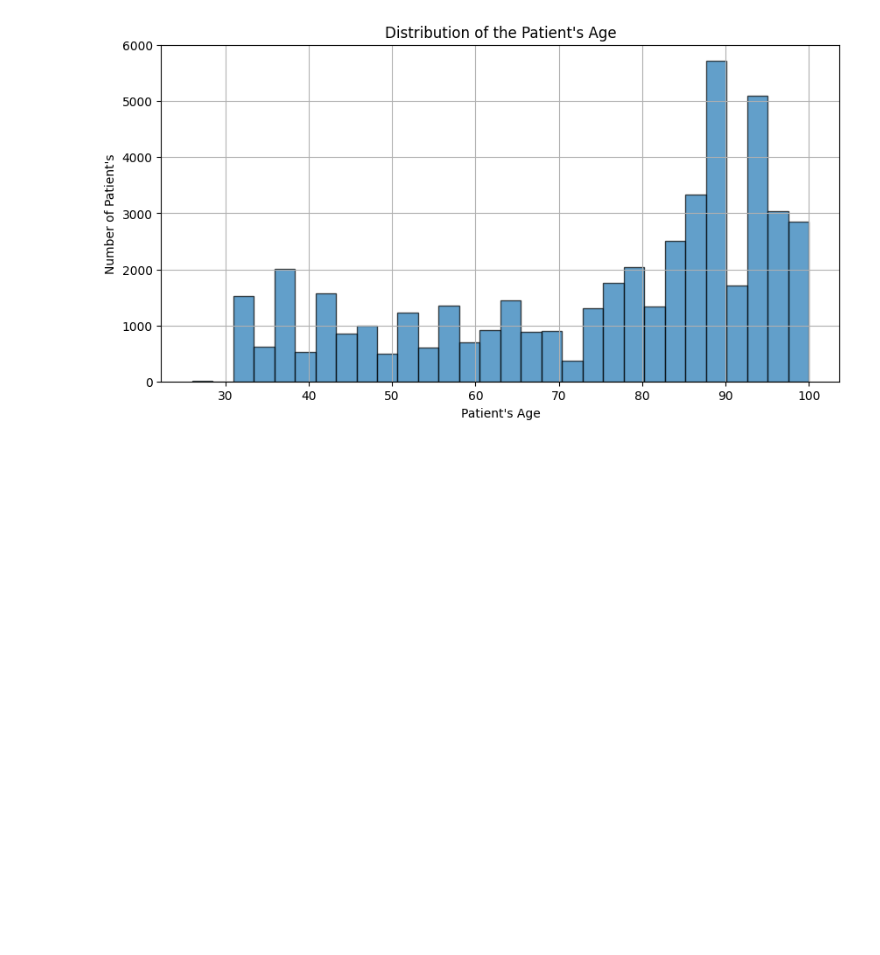
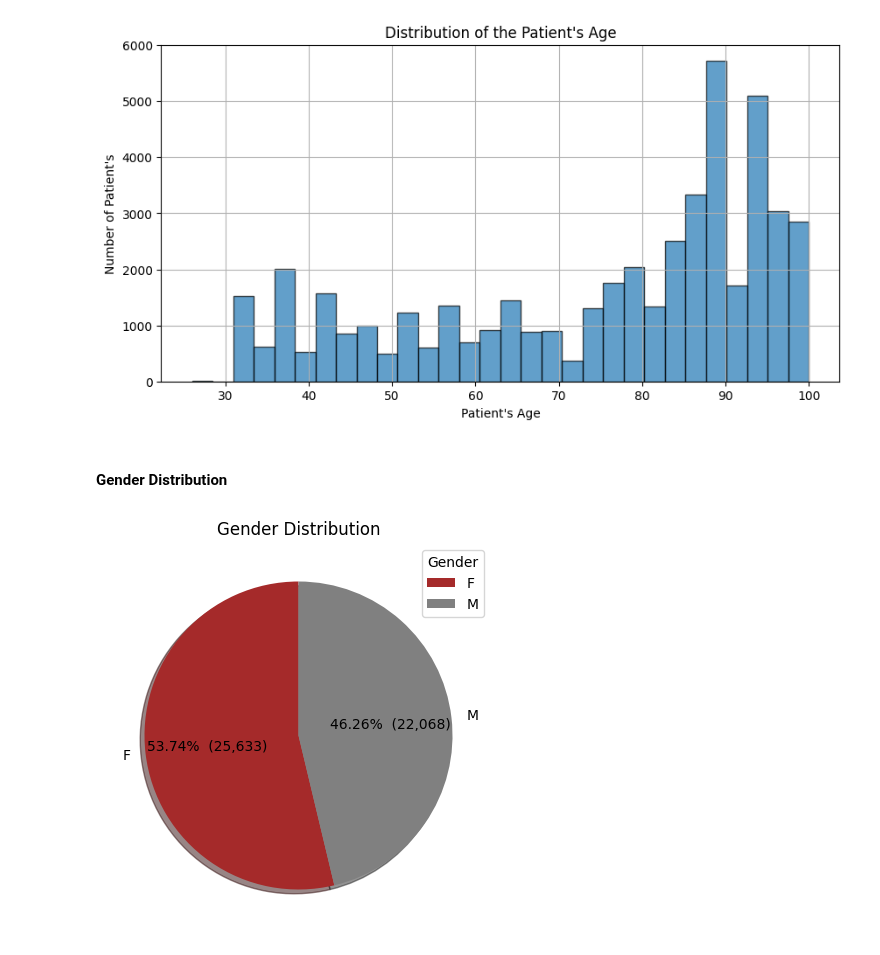
Before and after one commit to Akshay-Paunikar/Maven_Analytics_Challenges, a Jupyter notebook: Hospital_Patient_Records_Challenge/Maven_Hospital_Challenge.ipynb, the cells around one changed output. Cells and saved outputs as stored; diff of their text form; code cells hidden in the pictures; blank space fills up the shorter version.

Commit message:
Maven Hospita Challenge - Gender Distribution

```diff
--- a/Hospital_Patient_Records_Challenge/Maven_Hospital_Challenge.ipynb
+++ b/Hospital_Patient_Records_Challenge/Maven_Hospital_Challenge.ipynb
@@ -642,3 +642,18 @@ plt.grid(True)
 plt.show()
 # %% [output]
 [figure]
+# %% [markdown]
+#### Gender Distribution
+# %%
+# Gender Distribution
+dataGender = final_dataset['GENDER'].value_counts().values
+labelsGender = final_dataset['GENDER'].value_counts().index
+
+plt.figure(figsize=(10,5))
+plt.pie(x=dataGender, labels=labelsGender,
+        autopct=lambda p : '{:.2f}%  ({:,.0f})'.format(p,p * sum(dataGender)/100), colors=['brown','gray'], shadow=True, startangle=90)
+plt.legend(labelsGender, loc='upper right', title='Gender')
+plt.title("Gender Distribution")
+plt.show()
+# %% [output]
+[figure, added]
```
